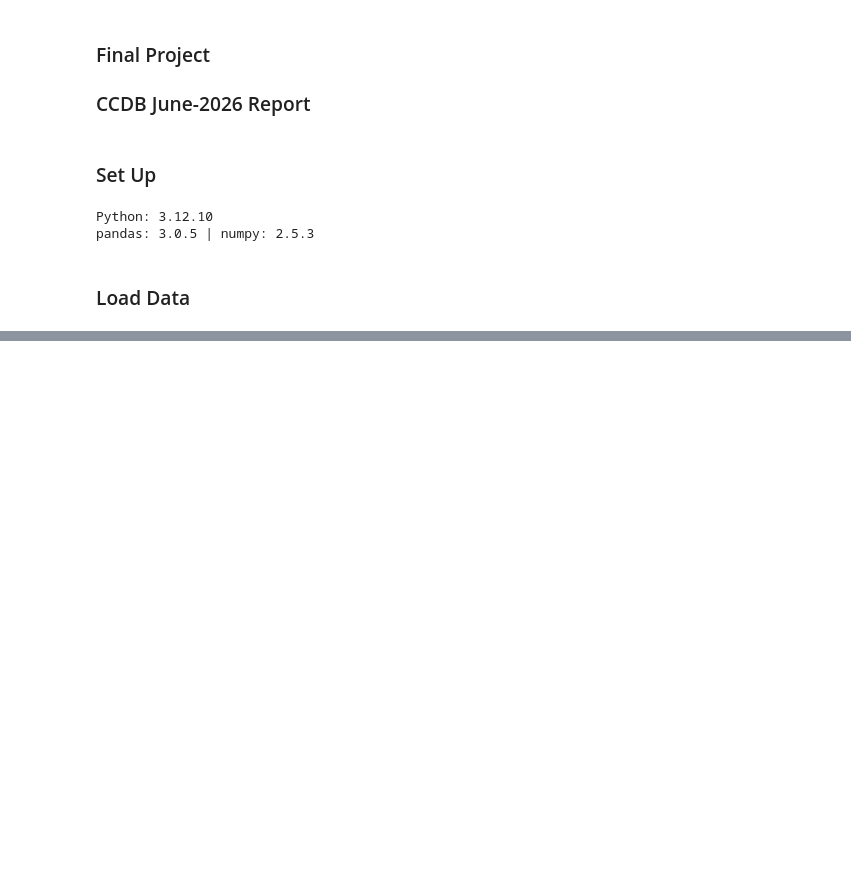
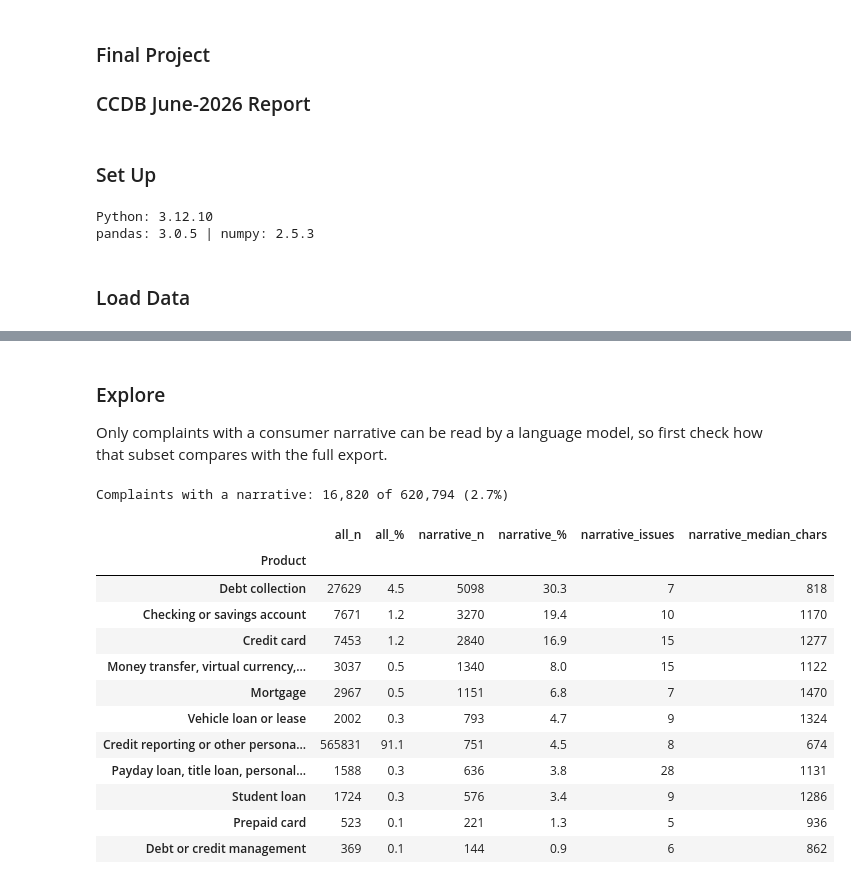
Before and after one commit to wynnther-triho/INFO-4340-Final-Project-CCDB, a Jupyter notebook: notebooks/final_project.ipynb, the cells around one changed output, grey strips where cells are left out. Cells and saved outputs as stored; diff of their text form; code cells hidden in the pictures; blank space fills up the shorter version.

```diff
--- a/notebooks/final_project.ipynb
+++ b/notebooks/final_project.ipynb
@@ -79,0 +121,42 @@ Loaded 620,794 rows x 16 columns (670 MB in memory)
+# %% [markdown]
+### Explore
+
+Only complaints with a consumer narrative can be read by a language model, so first check how that subset compares with the full export.
+# %%
+# --- Explore: narrative subset vs. all complaints --------------------------
+NARRATIVE_COL = "Consumer complaint narrative"
+has_narrative = df_raw[NARRATIVE_COL].fillna("").str.strip() != ""
+df_narrative = df_raw[has_narrative]
+print(f"Complaints with a narrative: {has_narrative.sum():,} of {len(df_raw):,} ({has_narrative.mean():.1%})")
+
+# Product mix, issue variety and text length, side by side
+by_product = pd.DataFrame({
+    "all_n": df_raw["Product"].value_counts(),
+    "narrative_n": df_narrative["Product"].value_counts(),
+    "narrative_issues": df_narrative.groupby("Product")["Issue"].nunique(),
+    "narrative_median_chars": df_narrative.groupby("Product")[NARRATIVE_COL].apply(lambda s: s.str.len().median()),
+}).fillna(0).astype(int)
+by_product.insert(1, "all_%", (100 * by_product["all_n"] / by_product["all_n"].sum()).round(1))
+by_product.insert(3, "narrative_%", (100 * by_product["narrative_n"] / by_product["narrative_n"].sum()).round(1))
+by_product = by_product.sort_values("narrative_n", ascending=False)
+display(by_product)
+
+# Outcome mix within each product (narrative subset only), row percentages
+outcome_by_product = pd.crosstab(df_narrative["Product"], df_narrative["Company response to consumer"],
+                                 normalize="index").mul(100).round(1)
+display(outcome_by_product.reindex(by_product.index))
+# %% [output]
+Complaints with a narrative: 16,820 of 620,794 (2.7%)
+|  | all_n | all_% | narrative_n | narrative_% | narrative_issues | narrative_median_chars |
+| Product |  |  |  |  |  |  |
+| Debt collection | 27629 | 4.5 | 5098 | 30.3 | 7 | 818 |
+| Checking or savings account | 7671 | 1.2 | 3270 | 19.4 | 10 | 1170 |
+| Credit card | 7453 | 1.2 | 2840 | 16.9 | 15 | 1277 |
+| Money transfer, virtual currency,... | 3037 | 0.5 | 1340 | 8.0 | 15 | 1122 |
+| Mortgage | 2967 | 0.5 | 1151 | 6.8 | 7 | 1470 |
+| Vehicle loan or lease | 2002 | 0.3 | 793 | 4.7 | 9 | 1324 |
+| Credit reporting or other persona... | 565831 | 91.1 | 751 | 4.5 | 8 | 674 |
+| Payday loan, title loan, personal... | 1588 | 0.3 | 636 | 3.8 | 28 | 1131 |
+| Student loan | 1724 | 0.3 | 576 | 3.4 | 9 | 1286 |
+| Prepaid card | 523 | 0.1 | 221 | 1.3 | 5 | 936 |
+| Debt or credit management | 369 | 0.1 | 144 | 0.9 | 6 | 862 |
```
Also changed, not shown: parts of 3 cells of this notebook.
